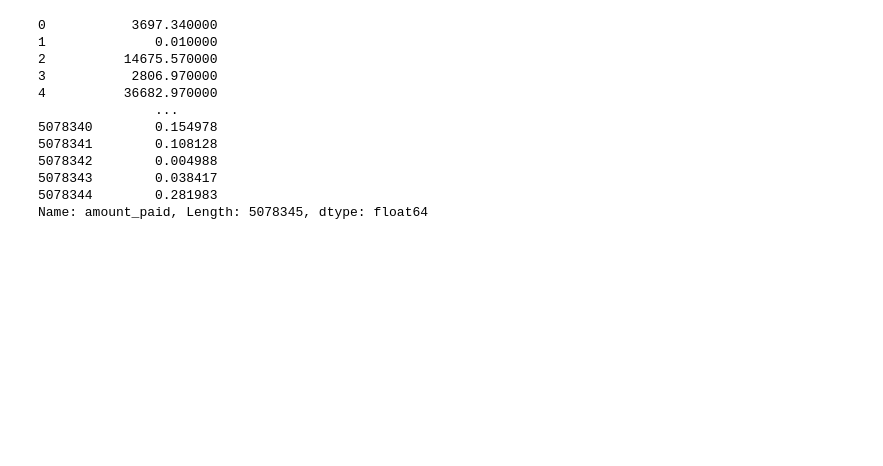
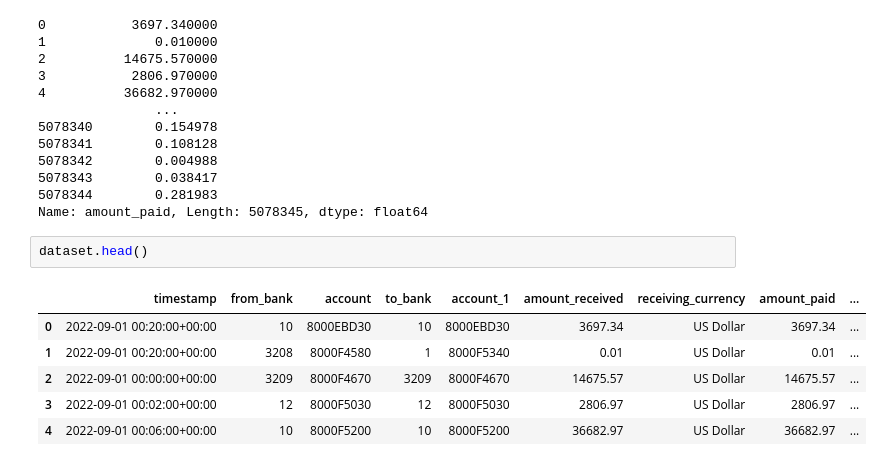
Before and after one commit to Hackveda/AI-Powered-Risk-Assessment-for-Financial-Compliance, a Jupyter notebook: AML 4 Level Analytics.ipynb, the cells around one changed output. Saved outputs shown, nothing was run; the diff lists cells and outputs as text; blank space fills up the shorter version.

```diff
--- a/AML 4 Level Analytics.ipynb
+++ b/AML 4 Level Analytics.ipynb
@@ -380,3 +380,12 @@ pd.to_numeric(dataset['amount_paid'], errors='coerce')
 5078343        0.038417
 5078344        0.281983
 Name: amount_paid, Length: 5078345, dtype: float64
+# %%
+dataset.head()
+# %% [output]
+|  | timestamp | from_bank | account | to_bank | account_1 | amount_received | receiving_currency | amount_paid | ... |
+| 0 | 2022-09-01 00:20:00+00:00 | 10 | 8000EBD30 | 10 | 8000EBD30 | 3697.34 | US Dollar | 3697.34 | ... |
+| 1 | 2022-09-01 00:20:00+00:00 | 3208 | 8000F4580 | 1 | 8000F5340 | 0.01 | US Dollar | 0.01 | ... |
+| 2 | 2022-09-01 00:00:00+00:00 | 3209 | 8000F4670 | 3209 | 8000F4670 | 14675.57 | US Dollar | 14675.57 | ... |
+| 3 | 2022-09-01 00:02:00+00:00 | 12 | 8000F5030 | 12 | 8000F5030 | 2806.97 | US Dollar | 2806.97 | ... |
+| 4 | 2022-09-01 00:06:00+00:00 | 10 | 8000F5200 | 10 | 8000F5200 | 36682.97 | US Dollar | 36682.97 | ... |
```
Also changed, not shown: parts of 6 cells of this notebook, 1 other file.
